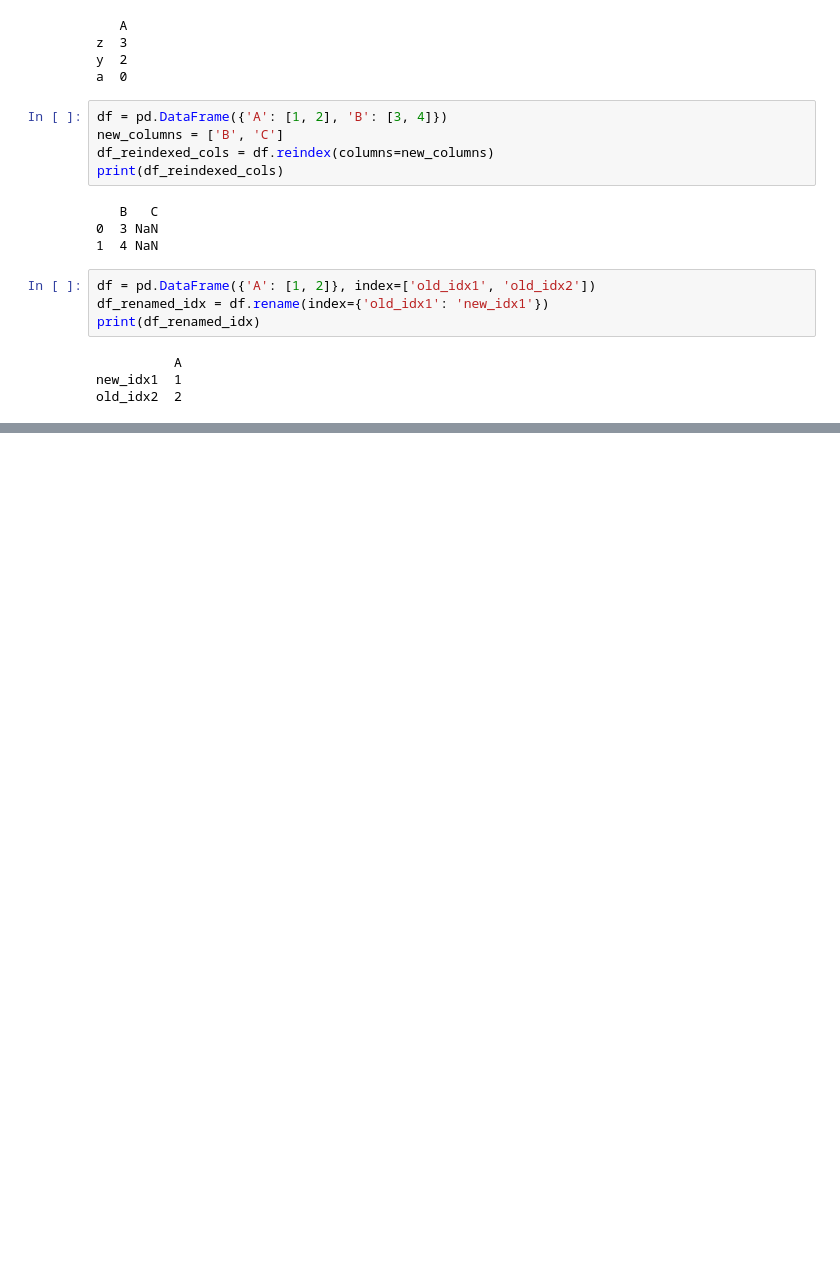
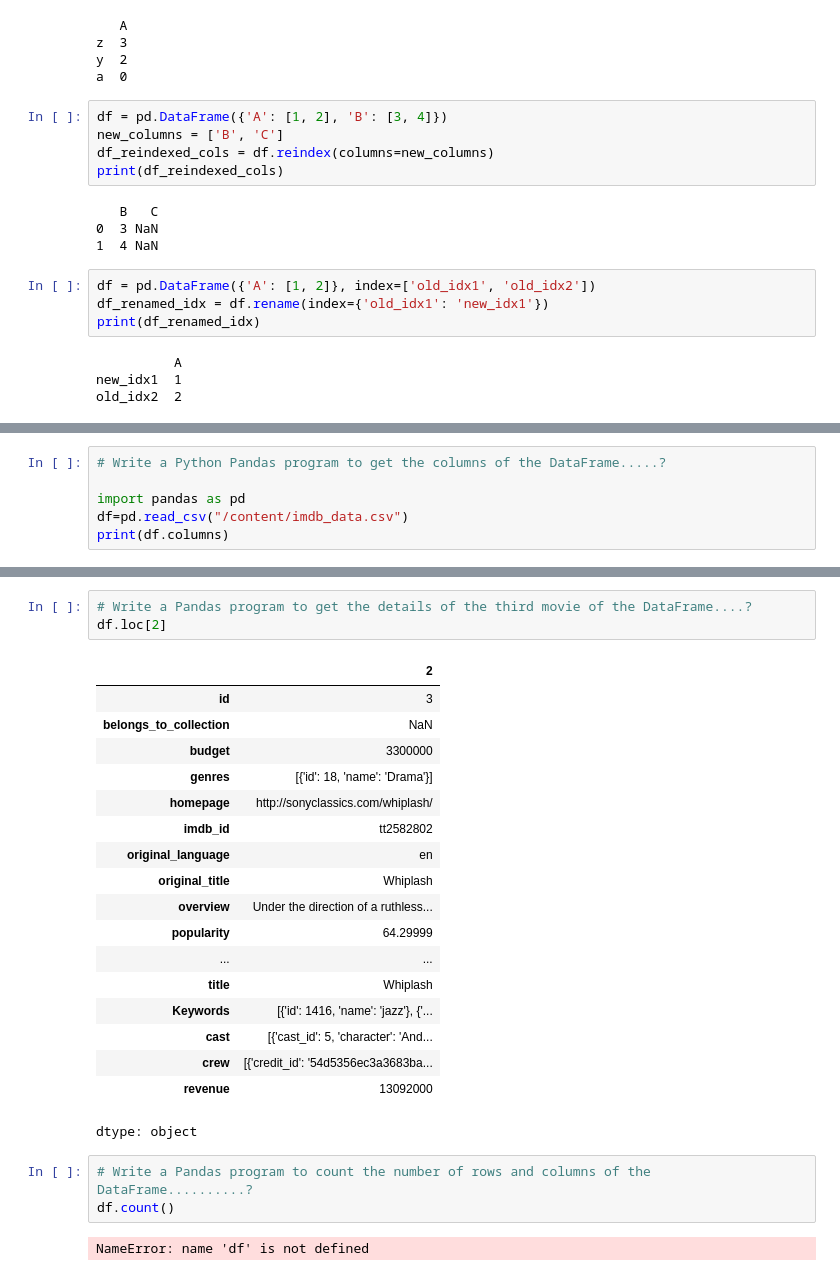
Before and after one commit to JatindraPatel/Learning-Pandas, a Jupyter notebook: Pandas.ipynb, the cells around one changed output, grey strips where cells are left out. Cells and saved outputs as stored; diff of their text form; blank space fills up the shorter version.

```diff
--- a/Pandas.ipynb
+++ b/Pandas.ipynb
@@ -808,0 +1014,6 @@ old_idx2  2
+# %%
+# Write a Python Pandas program to get the columns of the DataFrame.....?
+
+import pandas as pd
+df=pd.read_csv("/content/imdb_data.csv")
+print(df.columns)
@@ -808,0 +1049,27 @@ old_idx2  2
+# %%
+# Write a Pandas program to get the details of the third movie of the DataFrame....?
+df.loc[2]
+# %% [output]
+|  | 2 |
+| id | 3 |
+| belongs_to_collection | NaN |
+| budget | 3300000 |
+| genres | [{'id': 18, 'name': 'Drama'}] |
+| homepage | http://sonyclassics.com/whiplash/ |
+| imdb_id | tt2582802 |
+| original_language | en |
+| original_title | Whiplash |
+| overview | Under the direction of a ruthless... |
+| popularity | 64.29999 |
+| ... | ... |
+| title | Whiplash |
+| Keywords | [{'id': 1416, 'name': 'jazz'}, {'... |
+| cast | [{'cast_id': 5, 'character': 'And... |
+| crew | [{'credit_id': '54d5356ec3a3683ba... |
+| revenue | 13092000 |
+dtype: object
+# %%
+# Write a Pandas program to count the number of rows and columns of the DataFrame..........?
+df.count()
+# %% [output]
+NameError: name 'df' is not defined
```
Also changed, not shown: parts of 49 cells of this notebook.
